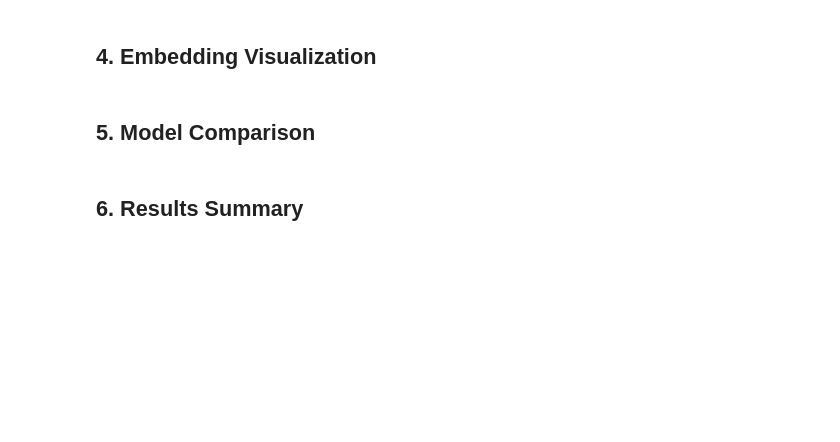
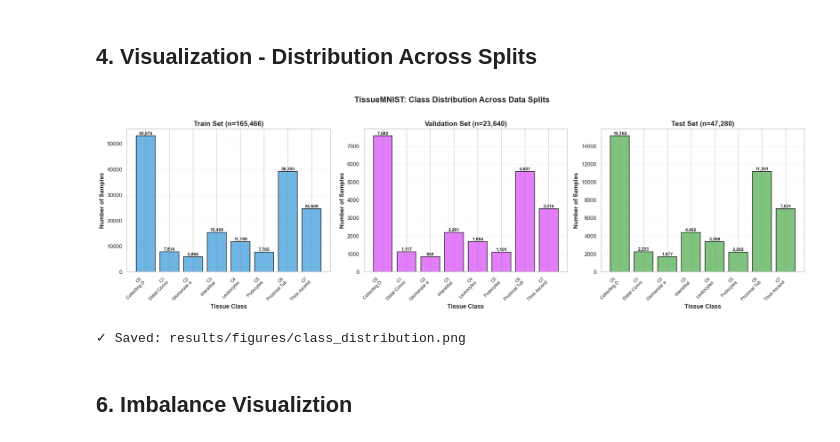
Before and after one commit to afreenalam198/med-retrieval, a Jupyter notebook: notebooks/exploratory_analysis.ipynb, the cells around one changed output. Saved outputs shown, nothing was run; the diff lists cells and outputs as text; code cells hidden in the pictures; blank space fills up the shorter version.

```diff
--- a/notebooks/exploratory_analysis.ipynb
+++ b/notebooks/exploratory_analysis.ipynb
@@ -45,9 +147,40 @@ for subdir in data_dir.iterdir():
 # %% [markdown]
-## 4. Embedding Visualization
+## 4. Visualization - Distribution Across Splits
 # %%
-# Placeholder for embedding visualization
-# This section will analyze and visualize embeddings from different models
+fig, axes = plt.subplots(1, 3, figsize=(20, 6))
+fig.suptitle('TissueMNIST: Class Distribution Across Data Splits',
+             fontsize=16, fontweight='bold', y=1.02)
 
-print("Embedding visualization will be generated here")
+splits = [('Train', train_dist), ('Validation', val_dist), ('Test', test_dist)]
+colors = ['#3498db', "#d749f6", "#4baa47"]
+
+for ax, (split_name, dist), color in zip(axes, splits, colors):
+    classes = sorted(dist.keys())
+    counts = [dist[c] for c in classes]
+    class_labels = [f"C{c}\n{loader.class_names[str(c)][:12]}" for c in classes]
+
+    bars = ax.bar(range(len(classes)), counts, color=color, alpha=0.7,
+                   edgecolor='black', linewidth=1.5)
+
+    ax.set_xlabel('Tissue Class', fontsize=12, fontweight='bold')
+    ax.set_ylabel('Number of Samples', fontsize=12, fontweight='bold')
+    ax.set_title(f'{split_name} Set (n={sum(counts):,})',
+                 fontsize=14, fontweight='bold')
+    ax.set_xticks(range(len(classes)))
+    ax.set_xticklabels(class_labels, rotation=45, ha='right', fontsize=9)
+    ax.grid(axis='y', alpha=0.3, linestyle='--')
+
+    # Add count labels
+    for bar, count in zip(bars, counts):
+        height = bar.get_height()
+        ax.text(bar.get_x() + bar.get_width()/2., height,
+                f'{count:,}', ha='center', va='bottom',
+                fontsize=9, fontweight='bold')
+
+plt.tight_layout()
+plt.savefig('../results/figures/class_distribution.png', dpi=300, bbox_inches='tight')
+plt.show()
+print("✓ Saved: results/figures/class_distribution.png")
+# %% [output]
+[figure, added]
+✓ Saved: results/figures/class_distribution.png
-# %% [markdown]
-## 5. Model Comparison
@@ -63,3 +187,3 @@ print(f"Metrics: {metrics}")
 # %% [markdown]
-## 6. Results Summary
+## 6. Imbalance Visualiztion
 # %%
```
Also changed, not shown: parts of 27 cells of this notebook, 13 other files.
